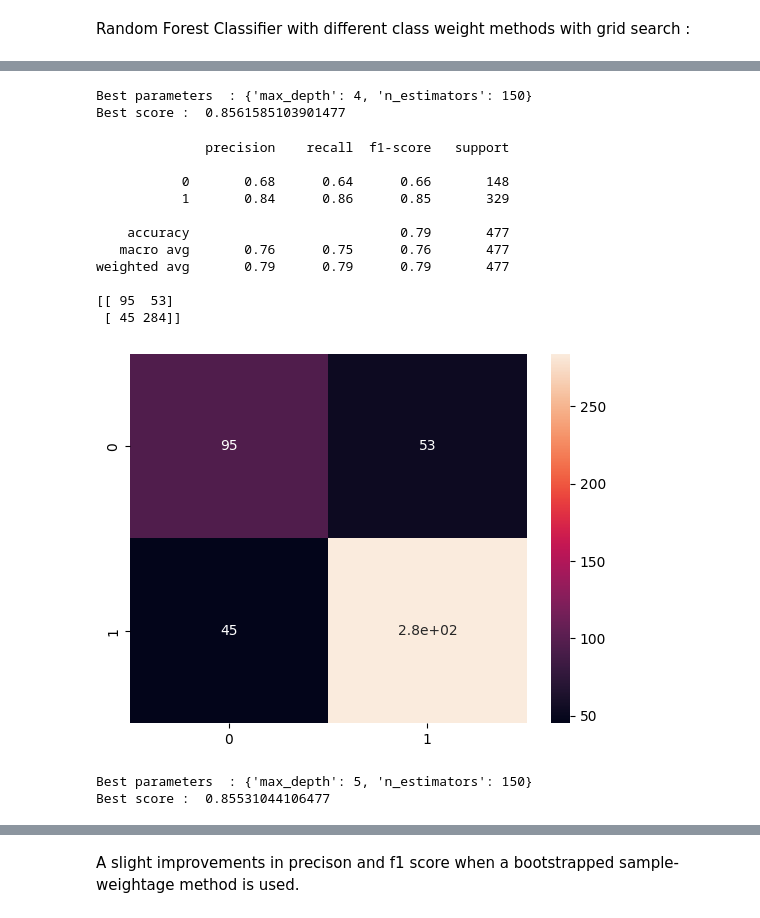
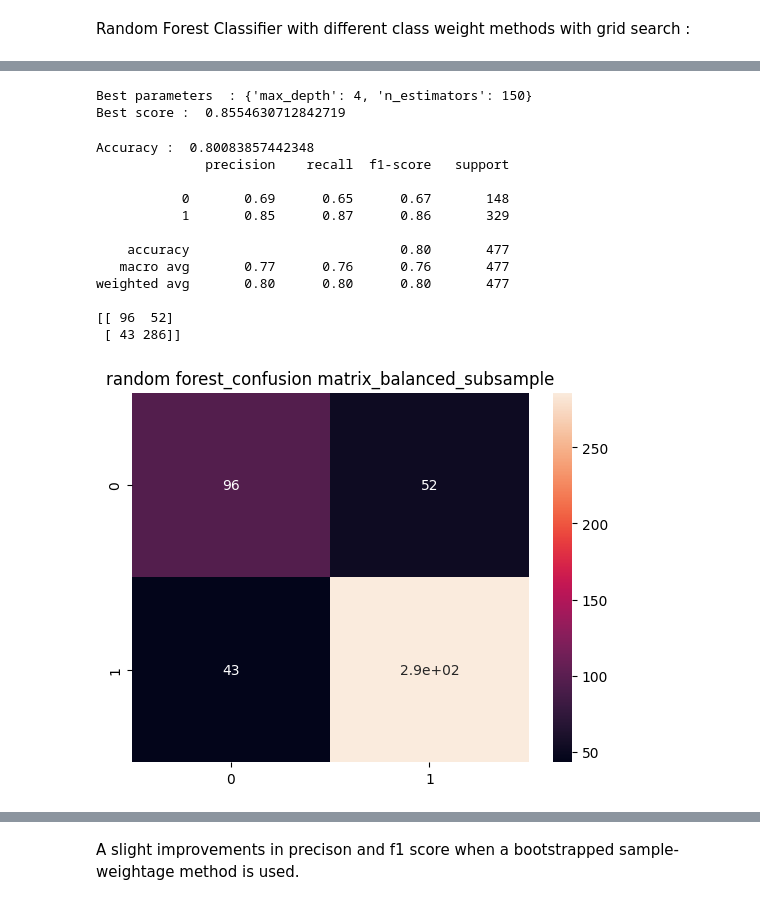
Before and after one commit to mahikshith/AWS-EC2-deployment-of-Ola-driver-churn-prediction-using-ensemble-learning, a Jupyter notebook: Ola_ensemble_mykee.ipynb, the cells around one changed output, grey strips where cells are left out. Saved outputs shown, nothing was run; the diff lists cells and outputs as text; code cells hidden in the pictures.

```diff
--- a/Ola_ensemble_mykee.ipynb
+++ b/Ola_ensemble_mykee.ipynb
@@ -613,3 +614,21 @@ Random Forest Classifier with different class weight methods with grid search :
 # %%
 # class weights
 from sklearn.utils import class_weight
+# %%
+rf_clf = RandomForestClassifier(class_weight="balanced")
+# grid search for hyperparameter tuning
+param = {'max_depth':[2,3,4,5,6], 'n_estimators':[50,100,150,200]}
+
+from sklearn.model_selection import GridSearchCV
+
+grid = GridSearchCV(rf_clf,param,cv=5,scoring="f1",n_jobs=-1)
+grid.fit(x_train,y_train)
+
+best_clf = grid.best_estimator_
+
+# Train the new model with the best parameters
+best_clf.fit(x_train, y_train)
+
+print( "Best parameters  :", grid.best_params_)
+
+print("Best score : ", grid.best_score_) # f_1 score
@@ -616,5 +667,7 @@ from sklearn.utils import class_weight
 # %%
-rf_clf = RandomForestClassifier(class_weight="balanced")
+# balanced_subsample
+
+rf_clf = RandomForestClassifier(class_weight="balanced_subsample")
 # grid search for hyperparameter tuning
 param = {'max_depth':[2,3,4,5,6], 'n_estimators':[50,100,150,200]}
 
@@ -623,50 +676,42 @@ from sklearn.model_selection import GridSearchCV
 grid = GridSearchCV(rf_clf,param,cv=5,scoring="f1",n_jobs=-1)
 grid.fit(x_train,y_train)
 
+best_clf = grid.best_estimator_
+
+best_clf.fit(x_train, y_train)
+
 print( "Best parameters  :", grid.best_params_)
 
 print("Best score : ", grid.best_score_) # f_1 score
 # %% [output]
 Best parameters  : {'max_depth': 4, 'n_estimators': 150}
-Best score :  0.8561585103901477
+Best score :  0.8554630712842719
 # %%
-# classification report
-y_pred = grid.predict(x_test)
+# accuracy
+
+y_pred = best_clf.predict(x_test)
+
+print("Accuracy : ",accuracy_score(y_test,y_pred))
+
 print(classification_report(y_test,y_pred))
 # confusion matrix
 from sklearn.metrics import confusion_matrix
 cm = confusion_matrix(y_test,y_pred)
 print(cm)
+plt.title("random forest_confusion matrix_balanced_subsample")
 sns.heatmap(cm,annot=True)
 plt.show()
 # %% [output]
+Accuracy :  0.80083857442348
               precision    recall  f1-score   support
 
-           0       0.68      0.64      0.66       148
-           1       0.84      0.86      0.85       329
+           0       0.69      0.65      0.67       148
+           1       0.85      0.87      0.86       329
 
-    accuracy                           0.79       477
-   macro avg       0.76      0.75      0.76       477
-weighted avg       0.79      0.79      0.79       477
+    accuracy                           0.80       477
+   macro avg       0.77      0.76      0.76       477
+weighted avg       0.80      0.80      0.80       477
 
-[[ 95  53]
- [ 45 284]]
+[[ 96  52]
+ [ 43 286]]
-[figure, old version]
+[figure, new version]
-# %%
-# balanced_subsample
-
-rf_clf = RandomForestClassifier(class_weight="balanced_subsample")
-# grid search for hyperparameter tuning
-param = {'max_depth':[2,3,4,5,6], 'n_estimators':[50,100,150,200]}
-
-from sklearn.model_selection import GridSearchCV
-
-grid = GridSearchCV(rf_clf,param,cv=5,scoring="f1",n_jobs=-1)
-grid.fit(x_train,y_train)
-
-print( "Best parameters  :", grid.best_params_)
-
-print("Best score : ", grid.best_score_) # f_1 score
-# %% [output]
-Best parameters  : {'max_depth': 5, 'n_estimators': 150}
-Best score :  0.85531044106477
```
Also changed, not shown: parts of 18 cells of this notebook.
